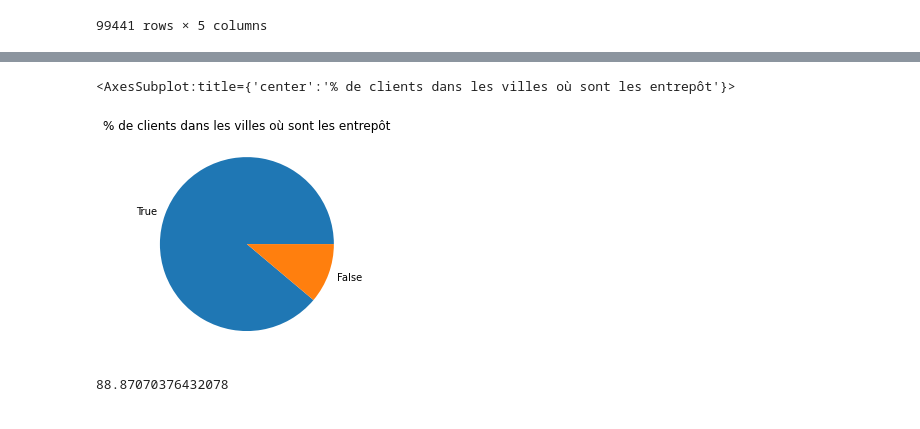
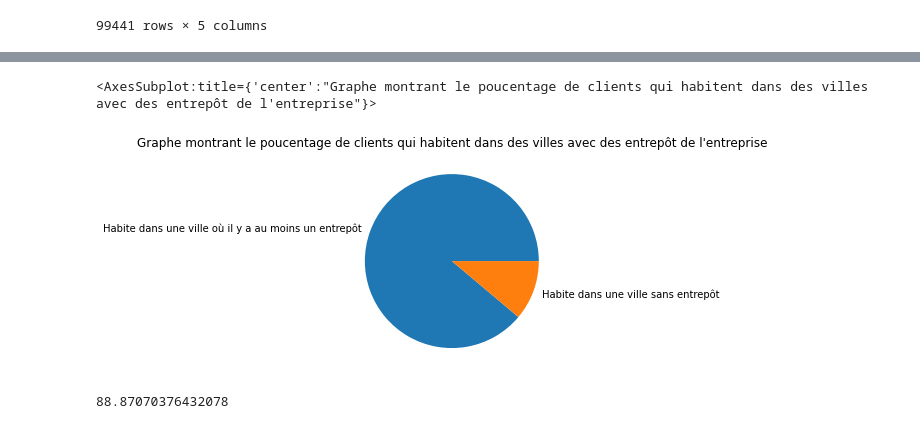
Before and after one commit to VernerBoisson/datascience_e-commerce, a Jupyter notebook: notebooks/seller.ipynb, the cells around one changed output, grey strips where cells are left out. Cells and saved outputs as stored; diff of their text form; code cells hidden in the pictures.

Commit message:
Amélioration des graphes sur la problématique des vendeurs

```diff
--- a/notebooks/seller.ipynb
+++ b/notebooks/seller.ipynb
@@ -133,9 +126,9 @@ df2
 611 rows × 2 columns
-# %%
-df2['present'].value_counts().plot.pie(title="% de clients dans les villes où sont les entrepôt", label="")
-# %% [output]
-<AxesSubplot:title={'center':'% de clients dans les villes où sont les entrepôt'}>
-[figure, removed]
+# %%
+df2['present'].value_counts().plot.pie(title="Graphe montrant le poucentage de clients qui habitent dans des villes avec des entrepôt de l'entreprise",label ='', labels=['Habite dans une ville où il y a au moins un entrepôt','Habite dans une ville sans entrepôt'])
+# %% [output]
+<AxesSubplot:title={'center':"Graphe montrant le poucentage de clients qui habitent dans des villes avec des entrepôt de l'entreprise"}>
+[figure, added]
 # %%
 df2['present'].value_counts()[1]*100/ (df2['present'].value_counts()[0] + df2['present'].value_counts()[1])
 # %% [output]
```
Also changed, not shown: parts of 5 cells of this notebook.
